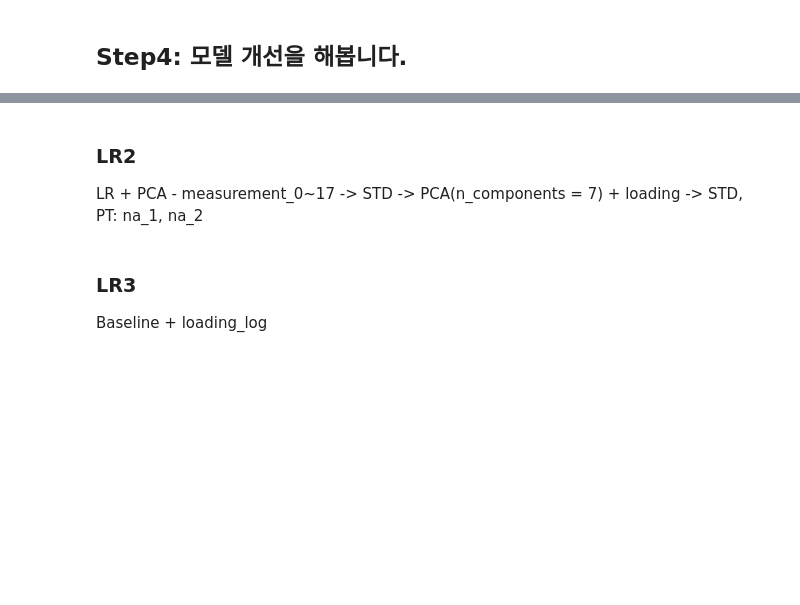
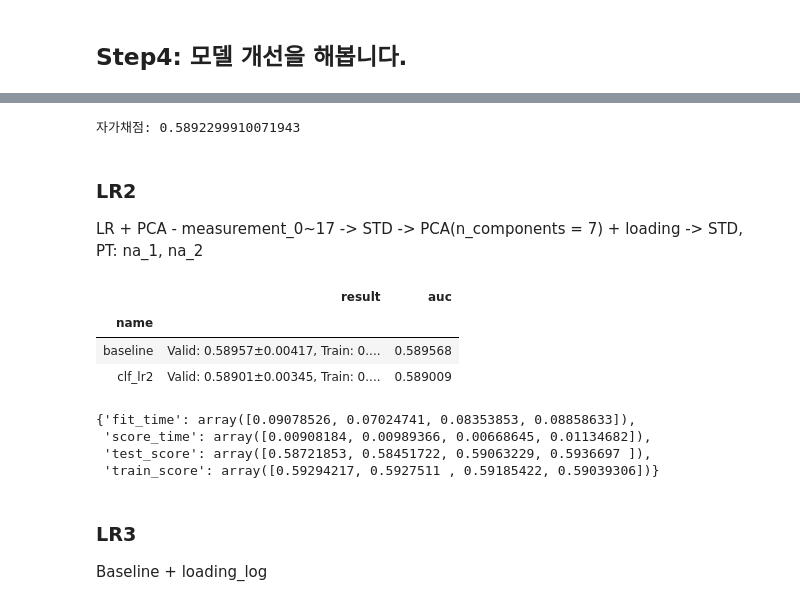
Before and after one commit to sunkusun9/DS_lv3_2509_2, a Jupyter notebook: sec_ds_lv3_prob1_kaggle.ipynb, the cells around one changed output, grey strips where cells are left out. Cells and saved outputs as stored; diff of their text form; code cells hidden in the pictures; blank space fills up the shorter version.

Commit message:
Day2 Kaggle Step3까지 풀이 올립니다.

```diff
--- a/sec_ds_lv3_prob1_kaggle.ipynb
+++ b/sec_ds_lv3_prob1_kaggle.ipynb
@@ -38,0 +142,22 @@ Step 4: 모델 개선 작업을 합니다.
+# %%
+# 방법 2
+X_mean = ['measurement_{}'.format(i) for i in range(10, 17)]
+df_mean = pd.concat([
+        df_train[X_mean + ['product_code']],
+        df_test[X_mean + ['product_code']]
+], axis=0).groupby('product_code').mean()
+df_train[X_mean] = df_train[X_mean + ['product_code']].groupby('product_code')[X_mean].apply(
+    lambda x: x.fillna(df_mean.loc[x.name])
+).reset_index(level=0, drop=True)
+df_test[X_mean] = df_test[X_mean + ['product_code']].groupby('product_code')[X_mean].apply(
+    lambda x: x.fillna(df_mean.loc[x.name])
+).reset_index(level=0, drop=True)
+# %%
+m = pd.concat([
+    df_train['loading'], df_test['loading']
+], axis=0).mean()
+df_train['loading'] = df_train['loading'].fillna(m)
+df_test['loading'] = df_test['loading'].fillna(m)
+# %%
+df_train['loading_log'] = np.log(df_train['loading'])
+df_test['loading_log'] = np.log(df_test['loading'])
@@ -38,0 +180,3 @@ Step 4: 모델 개선 작업을 합니다.
+# %%
+X_all = df_test.columns.tolist()
+np.array(X_all)
@@ -79,7 +322,33 @@ def select_model(clf):
+# %%
+print(
+    "자가채점:", roc_auc_score(s_kaggle_ans, select_model(clf_lr))
+)
+# %% [output]
+자가채점: 0.5892299910071943
 # %% [markdown]
 ### LR2
 
 LR + PCA - measurement_0~17 -> STD -> PCA(n_components = 7) + loading -> STD,  PT: na_1, na_2
+# %%
+from sklearn.linear_model import LogisticRegression
+from sklearn.decomposition import PCA
+
+ct = ColumnTransformer([
+    ('std_pca', make_pipeline(StandardScaler(), PCA(n_components=7)), ['measurement_{}'.format(i) for i in range(18)]),
+    ('std', StandardScaler(), ['loading']),
+    ('pt', 'passthrough', ['na_1', 'na_2'])
+])
+clf_lr2 = make_pipeline(ct, LogisticRegression(solver ='lbfgs', C= 0.03))
+eval_model('clf_lr2', clf_lr2)
+# %% [output]
+|  | result | auc |
+| name |  |  |
+| baseline | Valid: 0.58957±0.00417, Train: 0.... | 0.589568 |
+| clf_lr2 | Valid: 0.58901±0.00345, Train: 0.... | 0.589009 |
+{'fit_time': array([0.09078526, 0.07024741, 0.08353853, 0.08858633]),
+ 'score_time': array([0.00908184, 0.00989366, 0.00668645, 0.01134682]),
+ 'test_score': array([0.58721853, 0.58451722, 0.59063229, 0.5936697 ]),
+ 'train_score': array([0.59294217, 0.5927511 , 0.59185422, 0.59039306])}
 # %% [markdown]
 ### LR3
 
```
Also changed, not shown: parts of 15 cells of this notebook.
